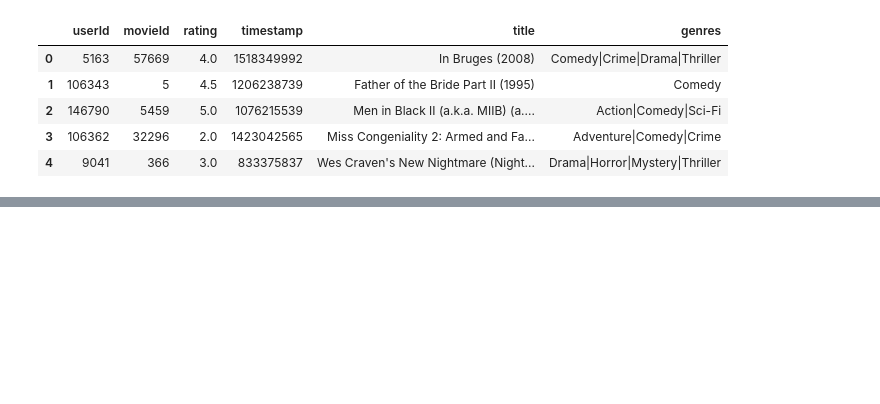
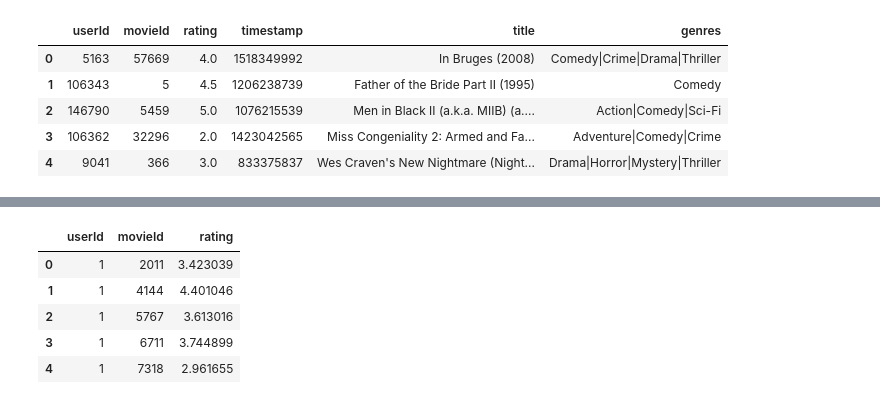
Before and after one commit to kmsekgothe/unsupervised-predict-streamlit-template, a Jupyter notebook: Bhee unsupervised.ipynb, the cells around one changed output, grey strips where cells are left out. Cells and saved outputs as stored; diff of their text form; code cells hidden in the pictures; blank space fills up the shorter version.

```diff
--- a/Bhee unsupervised.ipynb
+++ b/Bhee unsupervised.ipynb
@@ -294,0 +360,10 @@ MemoryError: Unable to allocate 32.4 GiB for an array with shape (4351285754,) a
+# %%
+# Snippet of our ratings
+df_pred.head()
+# %% [output]
+|  | userId | movieId | rating |
+| 0 | 1 | 2011 | 3.423039 |
+| 1 | 1 | 4144 | 4.401046 |
+| 2 | 1 | 5767 | 3.613016 |
+| 3 | 1 | 6711 | 3.744899 |
+| 4 | 1 | 7318 | 2.961655 |
```
Also changed, not shown: parts of 24 cells of this notebook.
